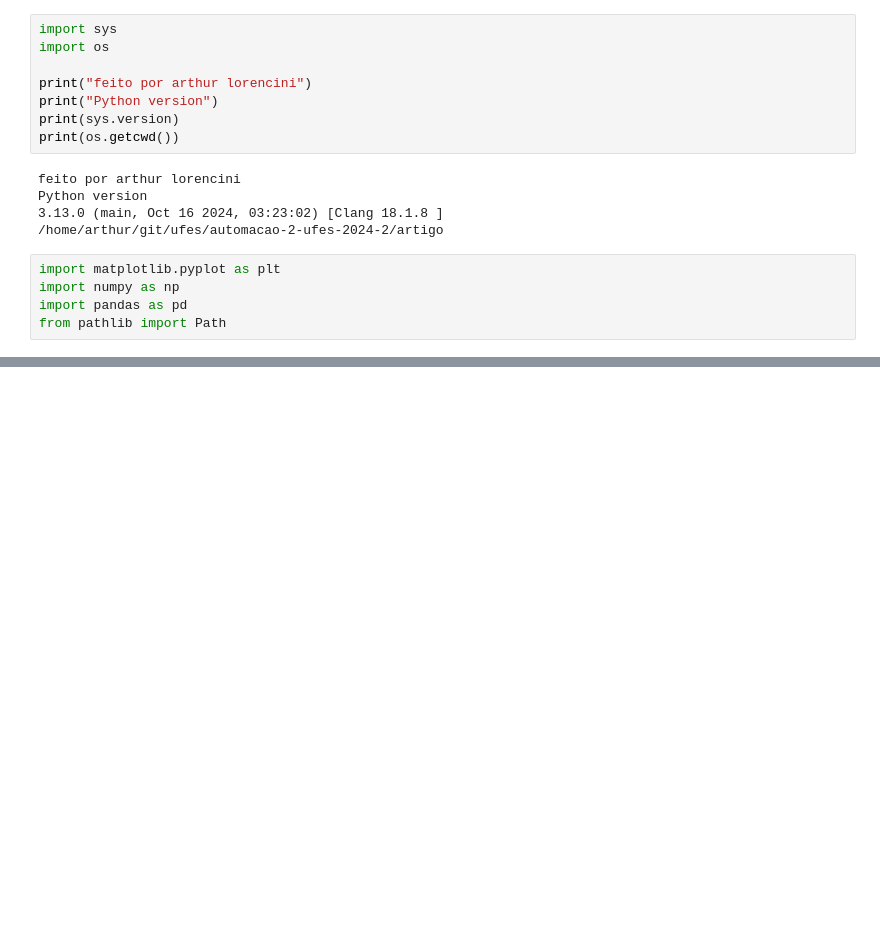
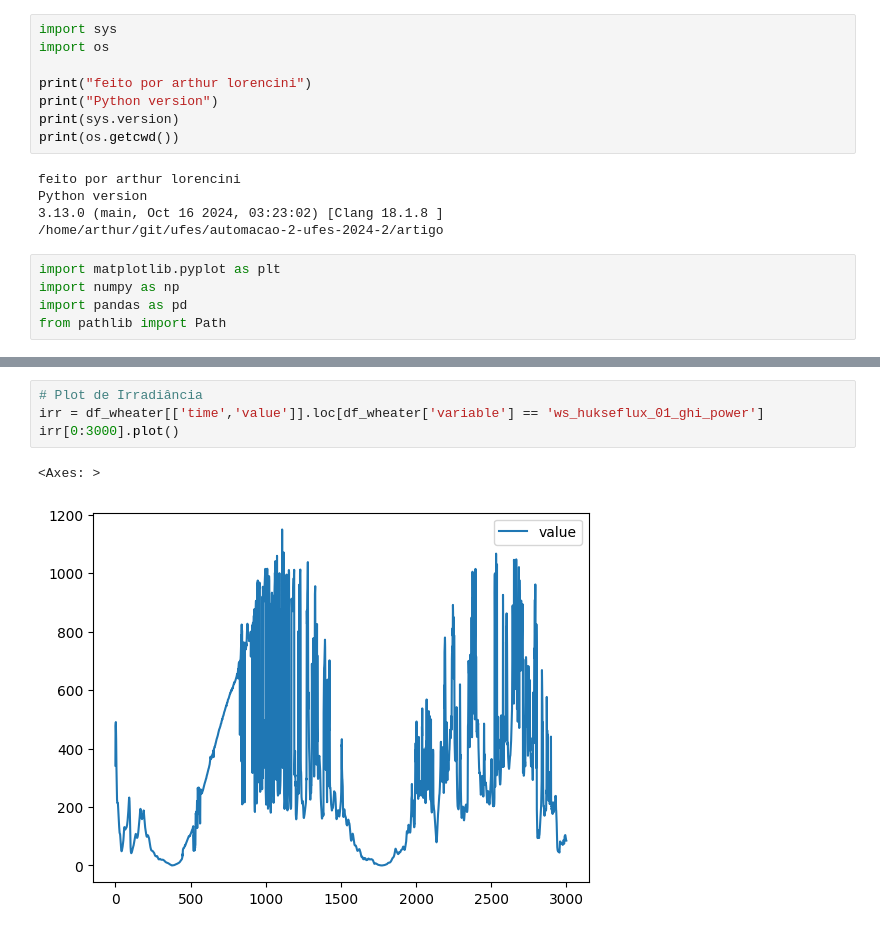
Before and after one commit to MrTuckie/automacao-2-ufes-2024-2, a Jupyter notebook: artigo/lorencini.ipynb, the cells around one changed output, grey strips where cells are left out. Cells and saved outputs as stored; diff of their text form; blank space fills up the shorter version.

```diff
--- a/artigo/lorencini.ipynb
+++ b/artigo/lorencini.ipynb
@@ -45,0 +95,7 @@ inv_1_power_dataset[1000:3000].plot()
+# %%
+# Plot de Irradiância
+irr = df_wheater[['time','value']].loc[df_wheater['variable'] == 'ws_hukseflux_01_ghi_power']
+irr[0:3000].plot()
+# %% [output]
+<Axes: >
+[figure, added]
```
Also changed, not shown: parts of 9 cells of this notebook.
